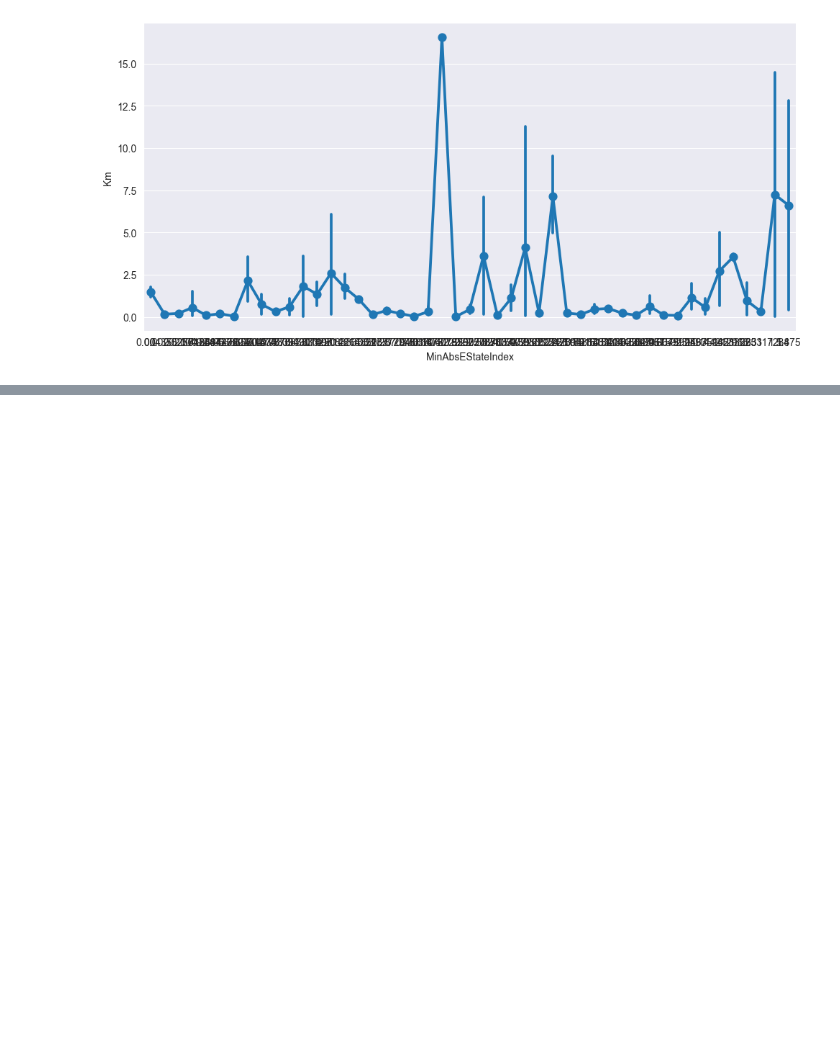
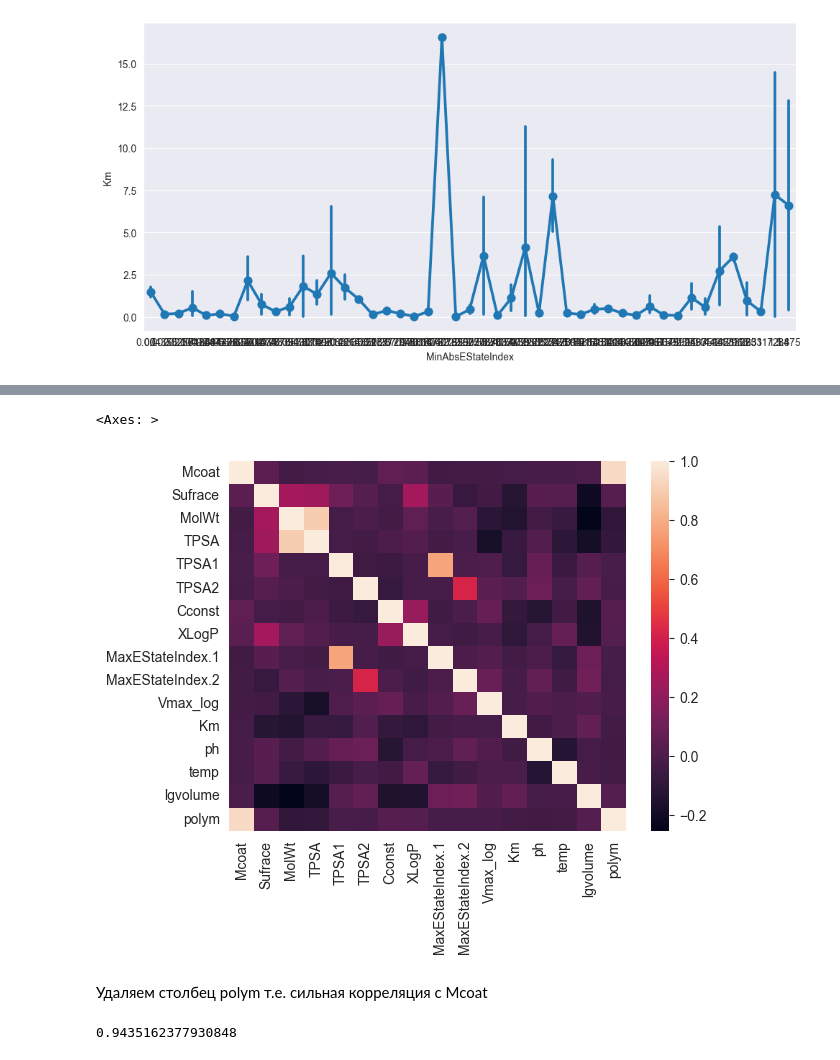
Before and after one commit to illhammm/Nanozymes1, a Jupyter notebook: Data_Preprocessing/edit_nnz.ipynb, the cells around one changed output, grey strips where cells are left out. Cells and saved outputs as stored; diff of their text form; code cells hidden in the pictures; blank space fills up the shorter version.

```diff
--- a/Data_Preprocessing/edit_nnz.ipynb
+++ b/Data_Preprocessing/edit_nnz.ipynb
@@ -215,0 +276,13 @@ for i, col in enumerate(['MinEStateIndex_group', 'MinAbsEStateIndex_group']):
+# %%
+
+sns.heatmap(df[['Mcoat', 'Sufrace', 'MolWt','TPSA','TPSA1','TPSA2', 'Cconst',
+       'XLogP', 'MaxEStateIndex.1', 'MaxEStateIndex.2', 'Vmax_log','Km','ph', 'temp','lgvolume','polym']].corr())
+# %% [output]
+<Axes: >
+[figure, added]
+# %% [markdown]
+Удаляем столбец polym т.е. сильная корреляция с Mcoat
+# %%
+df['Mcoat']. corr(df['polym'])
+# %% [output]
+0.9435162377930848
```
Also changed, not shown: parts of 46 cells of this notebook, 9 other files.
